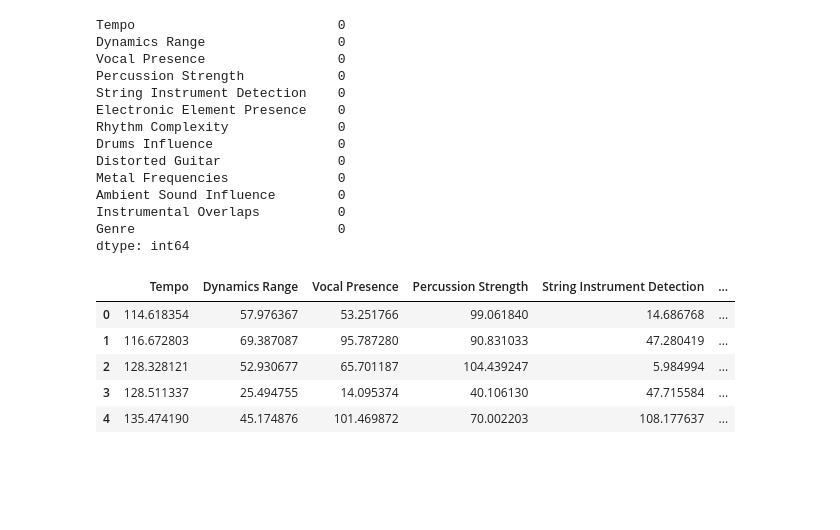
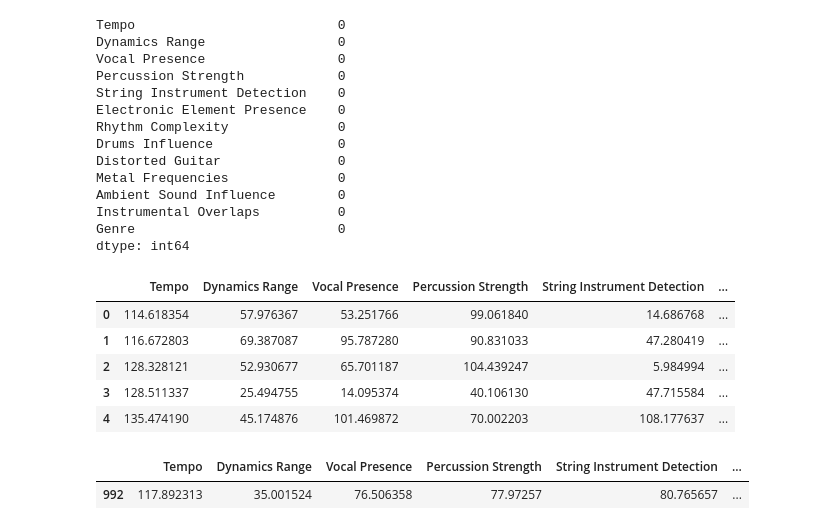
Before and after one commit to MineKara/music_genre_classification, a Jupyter notebook: music_genre_classification_PCA.ipynb, the cells around one changed output. Drawn from its saved outputs; the diff is of its cells as text; code cells hidden in the pictures; blank space fills up the shorter version.

```diff
--- a/music_genre_classification_PCA.ipynb
+++ b/music_genre_classification_PCA.ipynb
@@ -423,3 +423,8 @@ df.head()
 | 2 | 128.328121 | 52.930677 | 65.701187 | 104.439247 | 5.984994 | ... |
 | 3 | 128.511337 | 25.494755 | 14.095374 | 40.106130 | 47.715584 | ... |
 | 4 | 135.474190 | 45.174876 | 101.469872 | 70.002203 | 108.177637 | ... |
+# %%
+df[992:993]
+# %% [output]
+|  | Tempo | Dynamics Range | Vocal Presence | Percussion Strength | String Instrument Detection | ... |
+| 992 | 117.892313 | 35.001524 | 76.506358 | 77.97257 | 80.765657 | ... |
```
